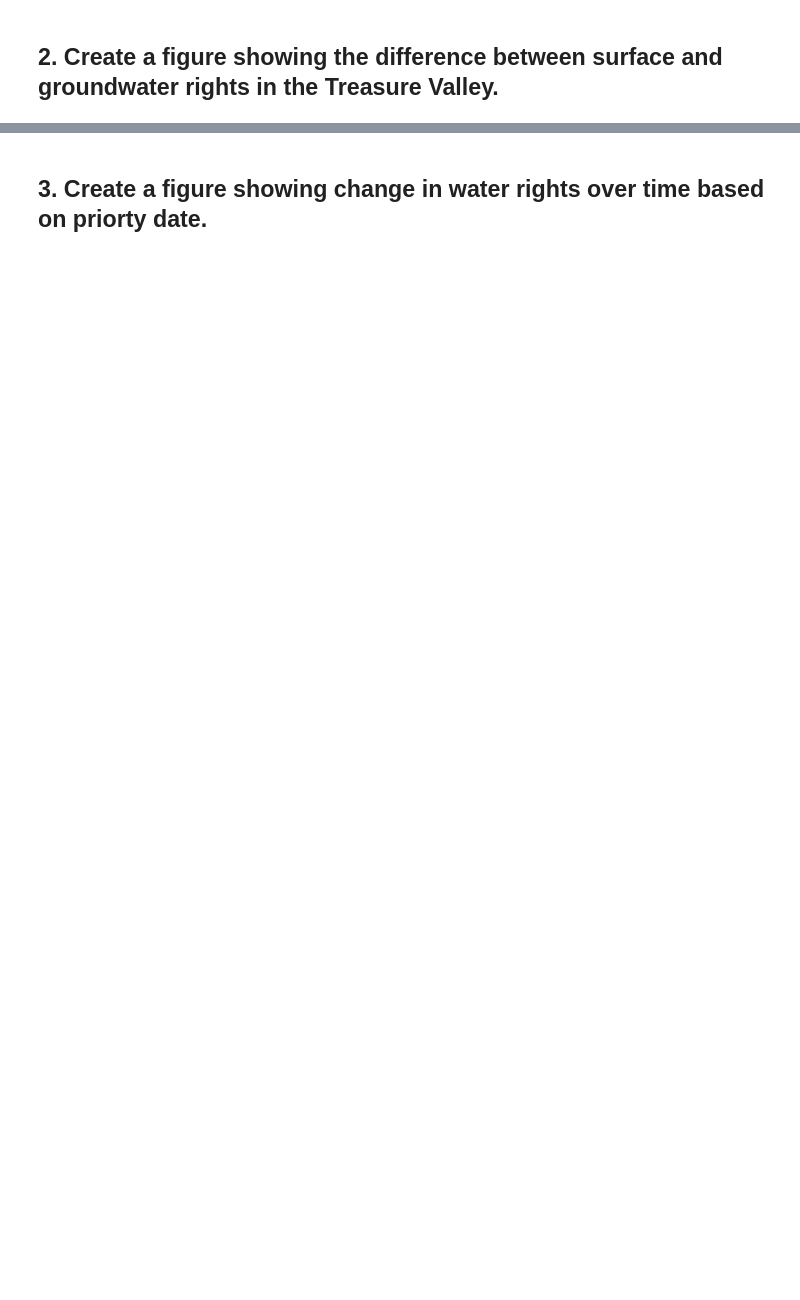
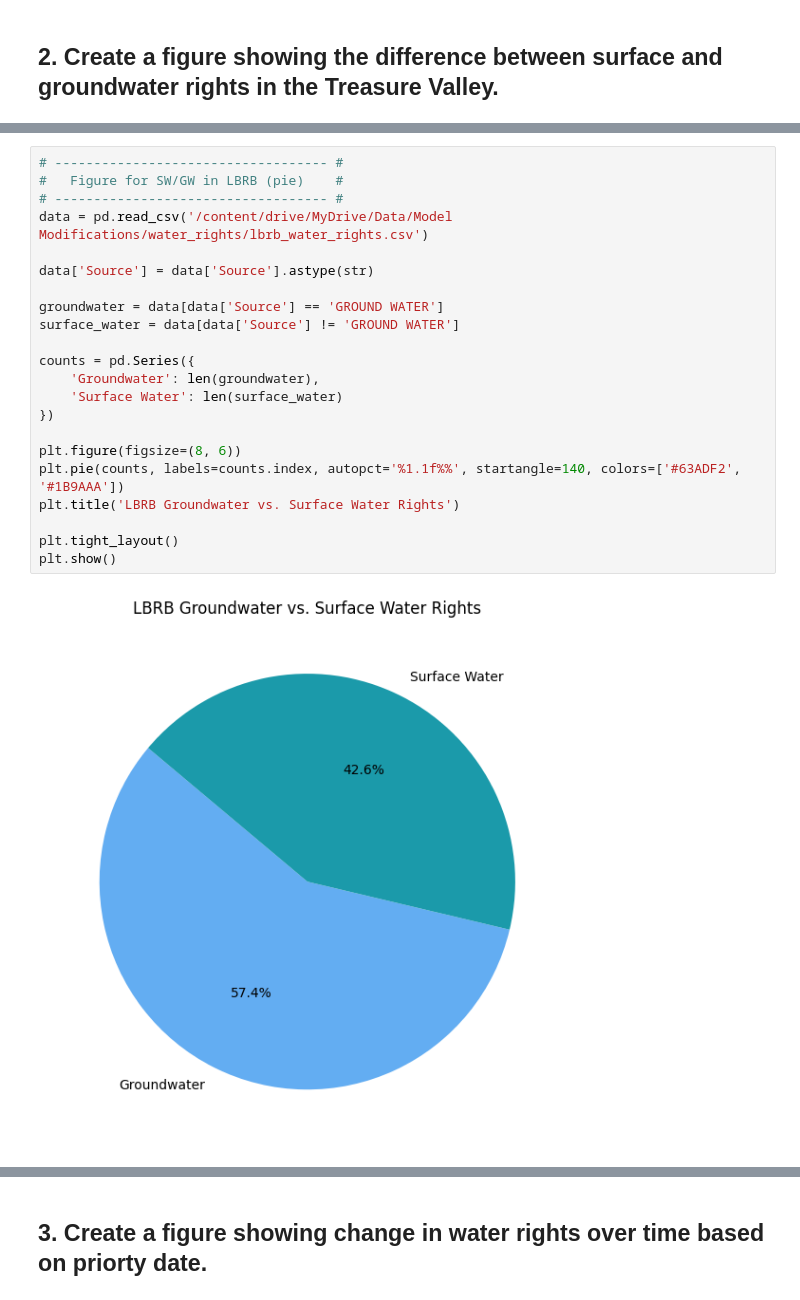
Before and after one commit to carlibeisel/Drains_Lower_Boise_River, a Jupyter notebook: *water_rights.ipynb, the cells around one changed output, grey strips where cells are left out. Saved outputs shown, nothing was run; the diff lists cells and outputs as text; blank space fills up the shorter version.

```diff
--- a/*water_rights.ipynb
+++ b/*water_rights.ipynb
@@ -25,0 +170,24 @@ Separate based on surface/groundwater rights and organize based on priority year
+# %%
+# ----------------------------------- #
+#   Figure for SW/GW in LBRB (pie)    #
+# ----------------------------------- #
+data = pd.read_csv('/content/drive/MyDrive/Data/Model Modifications/water_rights/lbrb_water_rights.csv')
+
+data['Source'] = data['Source'].astype(str)
+
+groundwater = data[data['Source'] == 'GROUND WATER']
+surface_water = data[data['Source'] != 'GROUND WATER']
+
+counts = pd.Series({
+    'Groundwater': len(groundwater),
+    'Surface Water': len(surface_water)
+})
+
+plt.figure(figsize=(8, 6))
+plt.pie(counts, labels=counts.index, autopct='%1.1f%%', startangle=140, colors=['#63ADF2', '#1B9AAA'])
+plt.title('LBRB Groundwater vs. Surface Water Rights')
+
+plt.tight_layout()
+plt.show()
+# %% [output]
+[figure, added]
```
Also changed, not shown: parts of 19 cells of this notebook.
